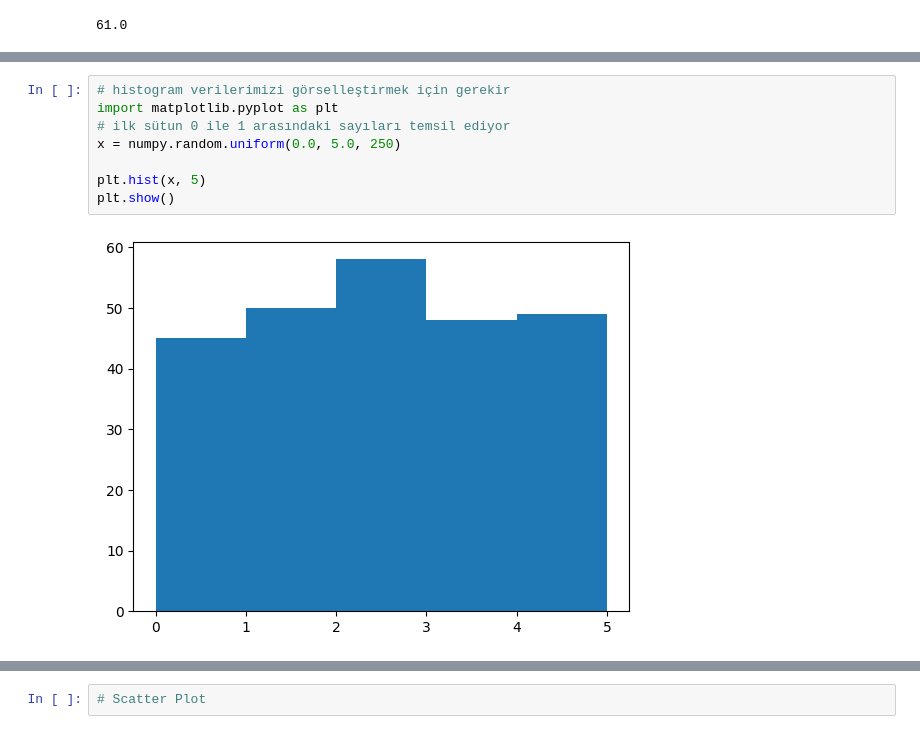
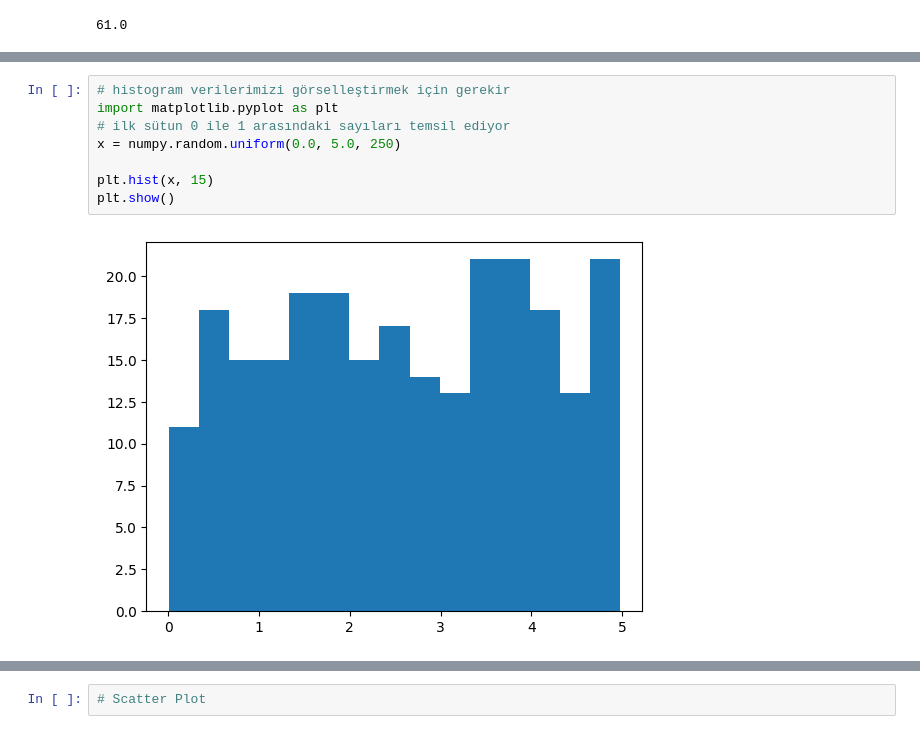
Before and after one commit to muzaffertcandan/python-lesson-veriyle-gelecek, a Jupyter notebook: 14_Machine_Learning.ipynb, the cells around one changed output, grey strips where cells are left out. Cells and saved outputs as stored; diff of their text form.

```diff
--- a/14_Machine_Learning.ipynb
+++ b/14_Machine_Learning.ipynb
@@ -182,13 +172,13 @@ print(x)
 # %%
 # histogram verilerimizi görselleştirmek için gerekir
 import matplotlib.pyplot as plt
 # ilk sütun 0 ile 1 arasındaki sayıları temsil ediyor
 x = numpy.random.uniform(0.0, 5.0, 250)
 
-plt.hist(x, 5)
+plt.hist(x, 15)
 plt.show()
 # %% [output]
-[figure, old version]
+[figure, new version]
 # %%
 #veriler istenildiği kadar büyük olabilir
 x = numpy.random.uniform(0.0, 5.0, 100000)
```
Also changed, not shown: parts of 11 cells of this notebook, 4 other files.
